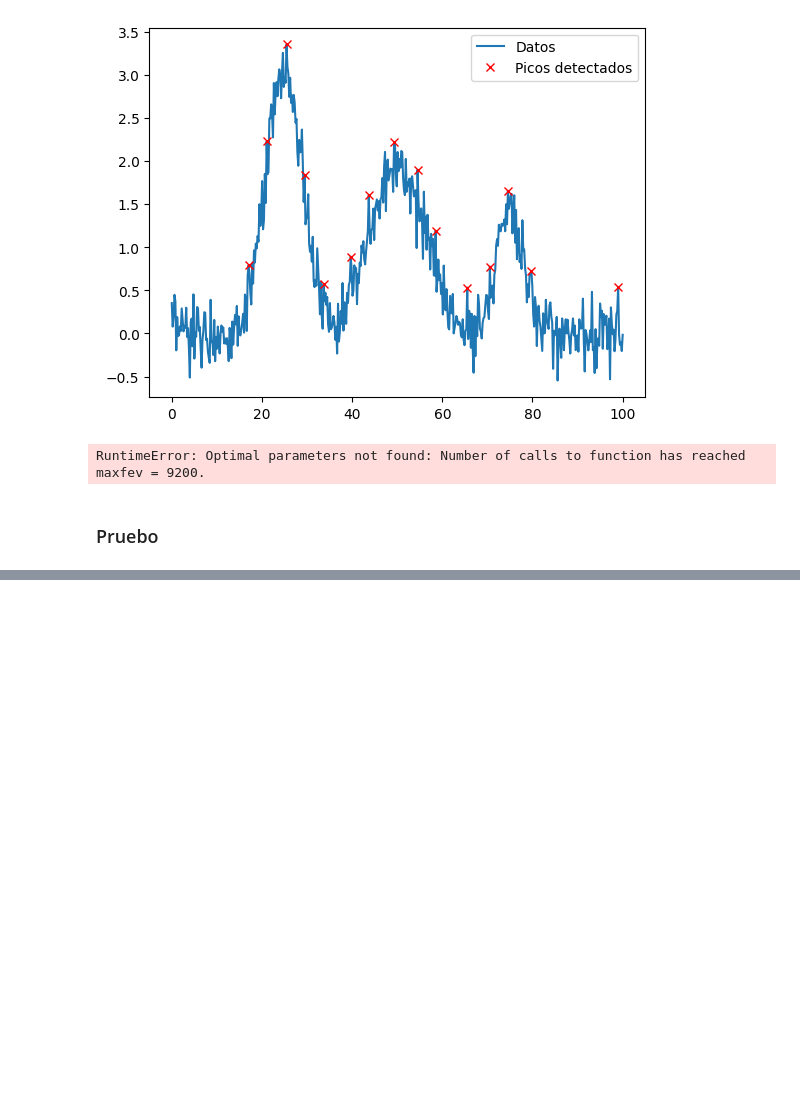
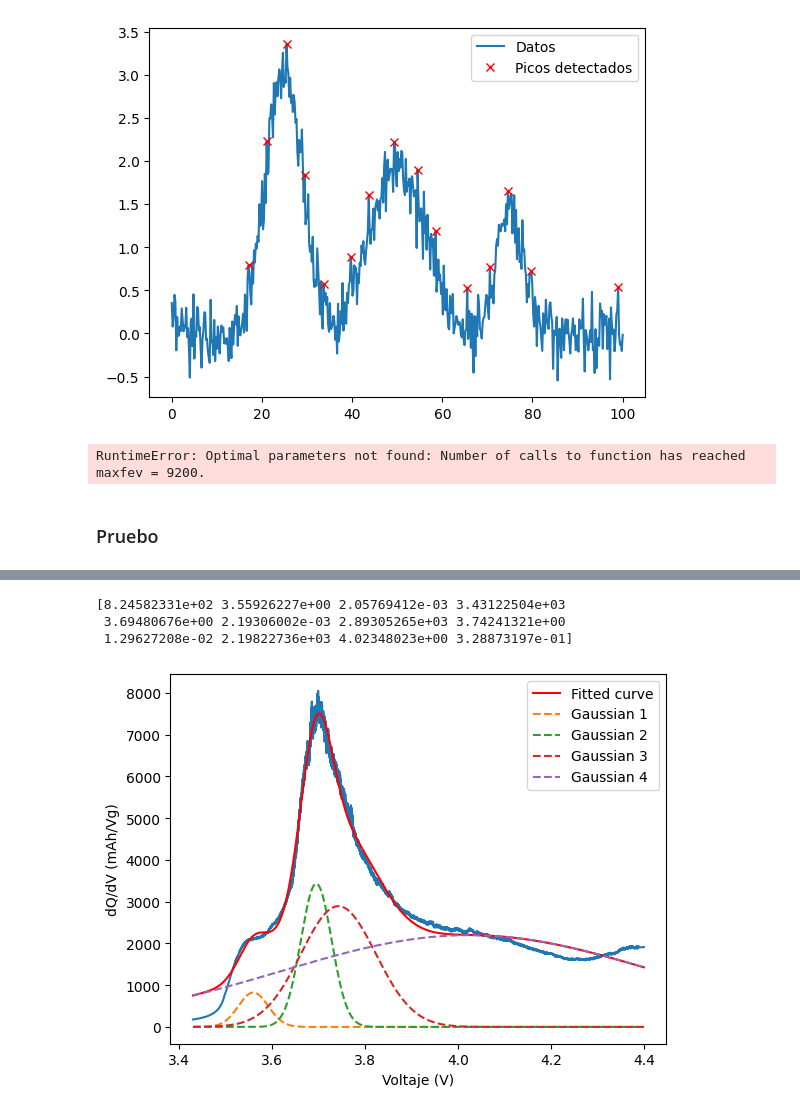
Before and after one commit to majodomenech/proc-icdv, a Jupyter notebook: prueba-gauss.ipynb, the cells around one changed output, grey strips where cells are left out. Drawn from its saved outputs; the diff is of its cells as text; code cells hidden in the pictures; blank space fills up the shorter version.

```diff
--- a/prueba-gauss.ipynb
+++ b/prueba-gauss.ipynb
@@ -101,0 +171,48 @@ plt.show()
+# %%
+df_ch = dict[21]['Ch']
+df_dis = dict[21]['Dis']
+
+dvdq_ch_calc = df_ch['dqdv_ch_calc']
+V = df_ch['V_ch_savgol']
+
+plt.plot(V, dvdq_ch_calc)
+
+def multi_gauss(x, a1, mu1, sigma1, a2, mu2, sigma2, a3, mu3, sigma3, a4, mu4, sigma4):
+    return a1*np.exp(-(x-mu1)**2/sigma1) + a2*np.exp(-(x-mu2)**2/sigma2) + a3*np.exp(-(x-mu3)**2/sigma3) + a4*np.exp(-(x-mu4)**2/sigma4)
+
+def gauss(x,a,mu,sigma):
+    return a*np.exp(-(x-mu)**2/sigma)
+
+# do fitting
+p_ini=[2000, 3.55, 0.01, 7500, 3.71, 0.01, 5000, 3.775, 0.01, 2300, 4.0, 0.1] # initial guess
+
+popt = p_ini
+
+#plt.plot(V, gauss(V, *popt[:3]), '--', label='Gaussian 1')
+#plt.plot(V, gauss(V, *popt[3:6]), '--', label='Gaussian 2')
+#plt.plot(V, gauss(V, *popt[6:9]), '--', label='Gaussian 3')
+#plt.plot(V, gauss(V, *popt[9:]), '--', label='Gaussian 4')
+
+popt, pcov = curve_fit(multi_gauss, V, dvdq_ch_calc, p0=p_ini)
+
+# plot fitted curve
+y_fit = multi_gauss(V, *popt)
+plt.plot(V,y_fit, color='red', label='Fitted curve')
+
+plt.plot(V, gauss(V, *popt[:3]), '--', label='Gaussian 1')
+plt.plot(V, gauss(V, *popt[3:6]), '--', label='Gaussian 2')
+plt.plot(V, gauss(V, *popt[6:9]), '--', label='Gaussian 3')
+plt.plot(V, gauss(V, *popt[9:]), '--', label='Gaussian 4')
+
+print(popt)
+
+plt.legend()
+plt.xlabel("Voltaje (V)")
+plt.ylabel("dQ/dV (mAh/Vg)")
+plt.savefig(f'./output/ajuste_picos_4picos.png', dpi=300)
+#plt.xlim(3,4.5)
+# %% [output]
+[8.24582331e+02 3.55926227e+00 2.05769412e-03 3.43122504e+03
+ 3.69480676e+00 2.19306002e-03 2.89305265e+03 3.74241321e+00
+ 1.29627208e-02 2.19822736e+03 4.02348023e+00 3.28873197e-01]
+[figure, added]
```
Also changed, not shown: parts of 3 cells of this notebook, 1 other file.
